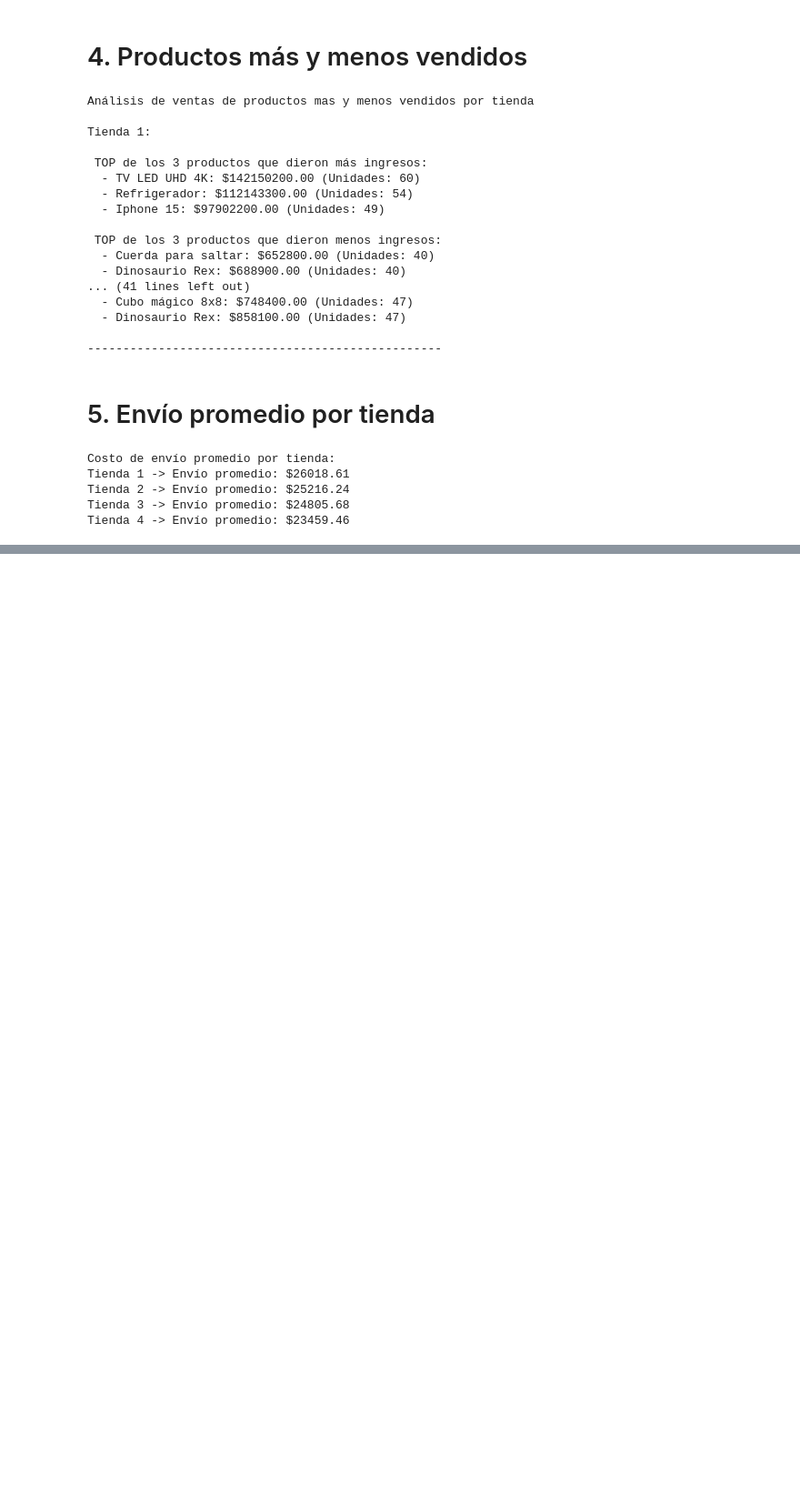
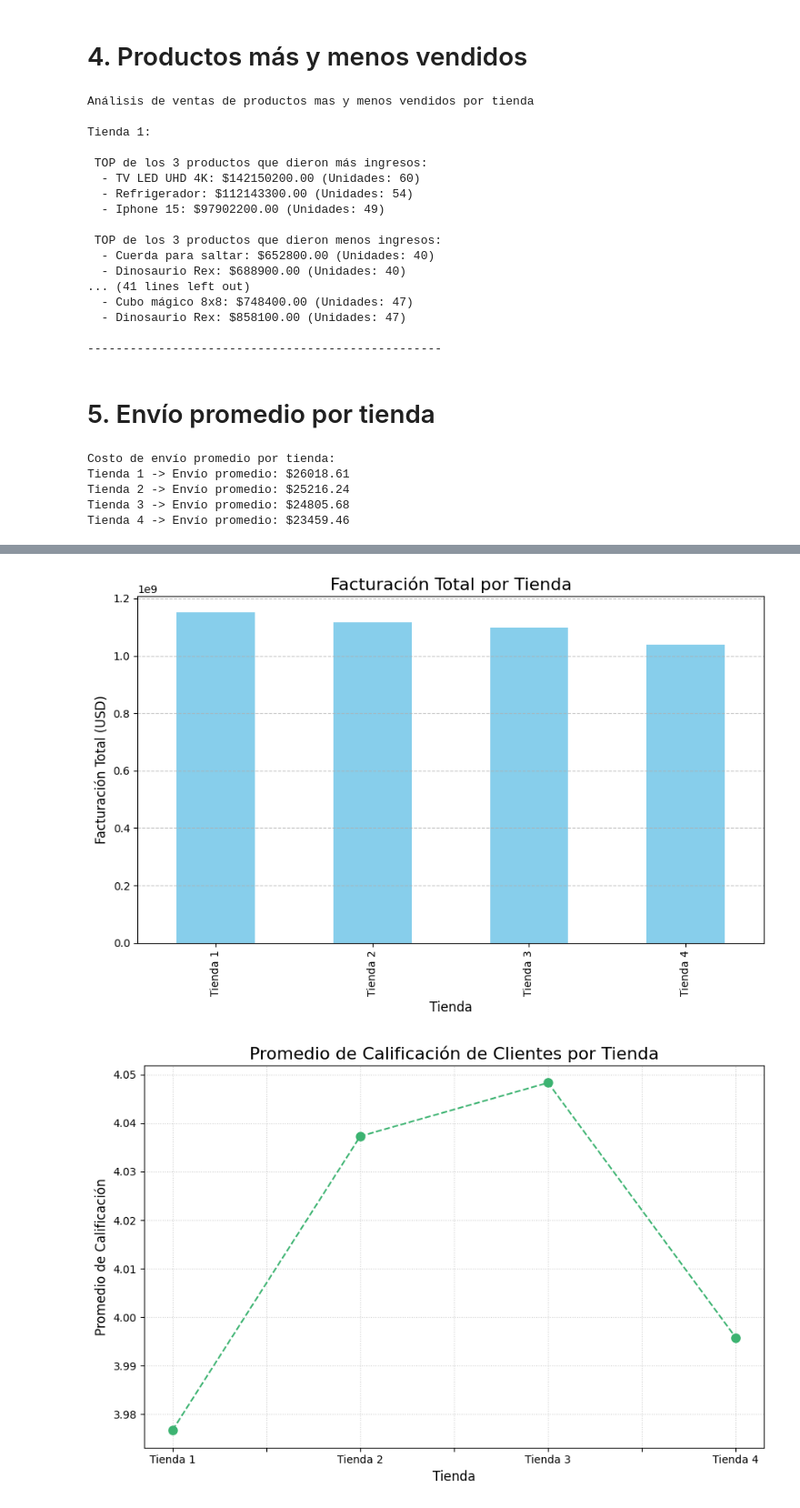
Before and after one commit to emmanhok/challenge-alura-store, a Jupyter notebook: AluraStoreLatam.ipynb, the cells around one changed output, grey strips where cells are left out. Shown at 91% size. Saved outputs shown, nothing was run; the diff lists cells and outputs as text; code cells hidden in the pictures; blank space fills up the shorter version.

```diff
--- a/AluraStoreLatam.ipynb
+++ b/AluraStoreLatam.ipynb
@@ -313,0 +350,33 @@ Tienda 4 -> Envío promedio: $23459.46
+# %%
+# Gráfico 1: Barras Verticales - Facturación Total por Tienda
+plt.figure(figsize=(9, 6))
+facturacion_total.plot(kind='bar', color='skyblue')
+plt.title('Facturación Total por Tienda', fontsize=16)
+plt.ylabel('Facturación Total (USD)', fontsize=12)
+plt.xlabel('Tienda', fontsize=12)
+plt.grid(axis='y', linestyle='--', alpha=0.7)
+plt.tight_layout()
+plt.show()
+
+# Gráfico 2: Líneas - Promedio de Calificación de Clientes por Tienda
+plt.figure(figsize=(9, 6))
+promedio_calificacion.plot(kind='line', marker='o', linestyle='--', color='mediumseagreen', markersize=8)
+plt.title('Promedio de Calificación de Clientes por Tienda', fontsize=16)
+plt.ylabel('Promedio de Calificación', fontsize=12)
+plt.xlabel('Tienda', fontsize=12)
+plt.grid(True, linestyle=':', alpha=0.6)
+plt.tight_layout()
+plt.show()
+
+# Gráfico 3: Barras Horizontales - Costo Promedio de Envío por Tienda
+plt.figure(figsize=(9, 6))
+costo_envio_promedio.plot(kind='barh', color='salmon')
+plt.title('Costo Promedio de Envío por Tienda', fontsize=16)
+plt.xlabel('Costo Promedio de Envío (USD)', fontsize=12)
+plt.ylabel('Tienda', fontsize=12)
+plt.grid(axis='x', linestyle='--', alpha=0.7)
+plt.tight_layout()
+plt.show()
+# %% [output]
+[figure, added]
+[figure, added]
```
Also changed, not shown: parts of 5 cells of this notebook.
